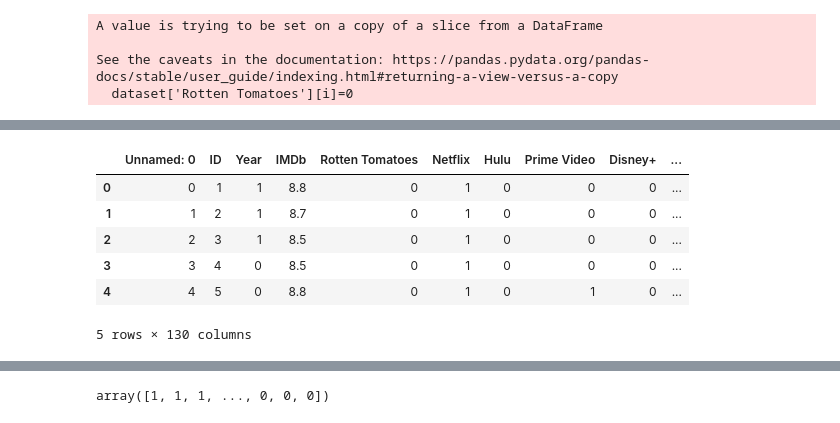
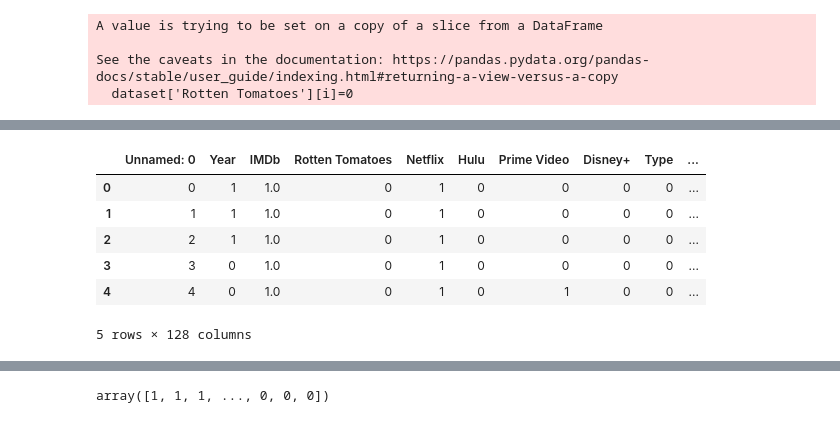
Before and after one commit to DraganaStojnev/ML2_Clusterization, a Jupyter notebook: Klasterizacija.ipynb, the cells around one changed output, grey strips where cells are left out. Drawn from its saved outputs; the diff is of its cells as text; code cells hidden in the pictures.

```diff
--- a/Klasterizacija.ipynb
+++ b/Klasterizacija.ipynb
@@ -20,5 +24,5 @@ from sklearn.metrics import davies_bouldin_score
 # %%
-dataset = pd.read_csv(r"E:\Fakultet\Master\Masinsko ucenje\ML2---Clusterization\ML2_Clusterization\MoviesOnStreamingPlatforms_updated.csv")
+dataset = pd.read_csv(r"MoviesOnStreamingPlatforms_updated.csv")
 dataset.head()
 # %% [output]
 |  | Unnamed: 0 | ID | Title | Year | Age | IMDb | Rotten Tomatoes | Netflix | Hulu | ... |
@@ -205,7 +196,6 @@ dataset['Age:18+']=np.nan
 dataset['Age:13+']=np.nan
 dataset['Age:7+']=np.nan
 dataset['Age:16+']=np.nan
-dataset['Age:all']=np.nan
 
 for i in range(dataset.shape[0]):
     if dataset.Age[i] == '18+':
@@ -213,35 +203,30 @@ for i in range(dataset.shape[0]):
         dataset['Age:13+'][i] = 0
         dataset['Age:7+'][i] = 0
         dataset['Age:16+'][i] = 0
-        dataset['Age:all'][i] = 0
 
     if dataset.Age[i] == '13+':
         dataset['Age:18+'][i] = 0
         dataset['Age:13+'][i] = 1
         dataset['Age:7+'][i] = 0
         dataset['Age:16+'][i] = 0
-        dataset['Age:all'][i] = 0
 
     if dataset.Age[i] == '7+':
         dataset['Age:18+'][i] = 0
         dataset['Age:13+'][i] = 0
         dataset['Age:7+'][i] = 1
         dataset['Age:16+'][i] = 0
-        dataset['Age:all'][i] = 0
 
     if dataset.Age[i] == '16+':
         dataset['Age:18+'][i] = 0
         dataset['Age:13+'][i] = 0
         dataset['Age:7+'][i] = 0
         dataset['Age:16+'][i] = 1
-        dataset['Age:all'][i] = 0
 
     if dataset.Age[i] == 'all':
-        dataset['Age:18+'][i] = 0
-        dataset['Age:13+'][i] = 0
-        dataset['Age:7+'][i] = 0
-        dataset['Age:16+'][i] = 0
-        dataset['Age:all'][i] = 1
+        dataset['Age:18+'][i] = 1
+        dataset['Age:13+'][i] = 1
+        dataset['Age:7+'][i] = 1
+        dataset['Age:16+'][i] = 1
 dataset.head()
 # %% [output]
 A value is trying to be set on a copy of a slice from a DataFrame
@@ -339,3 +324,11 @@ A value is trying to be set on a copy of a slice from a DataFrame
 
 See the caveats in the documentation: https://pandas.pydata.org/pandas-docs/stable/user_guide/indexing.html#returning-a-view-versus-a-copy
   dataset['Rotten Tomatoes'][i]=0
+# %%
+imdb_mean = dataset['IMDb'].mean()
+dataset['IMDb']=pd.to_numeric(dataset['IMDb'],errors='coerce')
+for i in range(dataset.shape[0]):
+    if dataset['IMDb'][i]<=imdb_mean:
+        dataset['IMDb'][i]=0
+    else:
+        dataset['IMDb'][i]=1
@@ -342,20 +344,22 @@ See the caveats in the documentation: https://pandas.pydata.org/pandas-docs/stab
 # %%
-# del dataset['Title']
-# del dataset['Age']
-# del dataset['Directors']
-# del dataset['Genres']
-# del dataset['Country']
-# del dataset['Language']
+del dataset['Title']
+del dataset['Age']
+del dataset['Directors']
+del dataset['Genres']
+del dataset['Country']
+del dataset['Language']
+del dataset['ID']
+# del dataset['Unnamed: 0']
 
 dataset.head()
 # %% [output]
-|  | Unnamed: 0 | ID | Year | IMDb | Rotten Tomatoes | Netflix | Hulu | Prime Video | Disney+ | ... |
-| 0 | 0 | 1 | 1 | 8.8 | 0 | 1 | 0 | 0 | 0 | ... |
-| 1 | 1 | 2 | 1 | 8.7 | 0 | 1 | 0 | 0 | 0 | ... |
-| 2 | 2 | 3 | 1 | 8.5 | 0 | 1 | 0 | 0 | 0 | ... |
-| 3 | 3 | 4 | 0 | 8.5 | 0 | 1 | 0 | 0 | 0 | ... |
-| 4 | 4 | 5 | 0 | 8.8 | 0 | 1 | 0 | 1 | 0 | ... |
+|  | Unnamed: 0 | Year | IMDb | Rotten Tomatoes | Netflix | Hulu | Prime Video | Disney+ | Type | ... |
+| 0 | 0 | 1 | 1.0 | 0 | 1 | 0 | 0 | 0 | 0 | ... |
+| 1 | 1 | 1 | 1.0 | 0 | 1 | 0 | 0 | 0 | 0 | ... |
+| 2 | 2 | 1 | 1.0 | 0 | 1 | 0 | 0 | 0 | 0 | ... |
+| 3 | 3 | 0 | 1.0 | 0 | 1 | 0 | 0 | 0 | 0 | ... |
+| 4 | 4 | 0 | 1.0 | 0 | 1 | 0 | 1 | 0 | 0 | ... |
-5 rows × 130 columns
+5 rows × 128 columns
 # %%
 dataset.describe()
 # %% [output]
```
Also changed, not shown: parts of 19 cells of this notebook, 1 other file.
